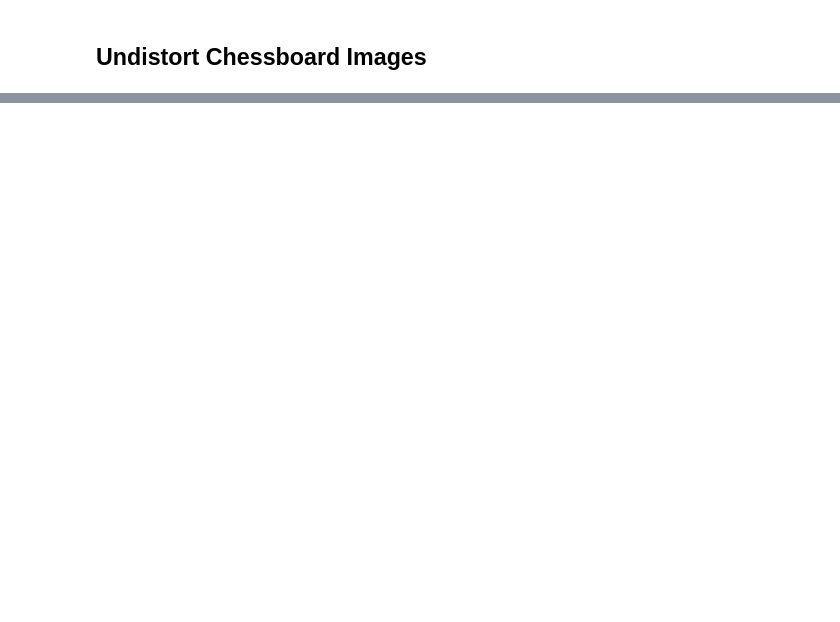
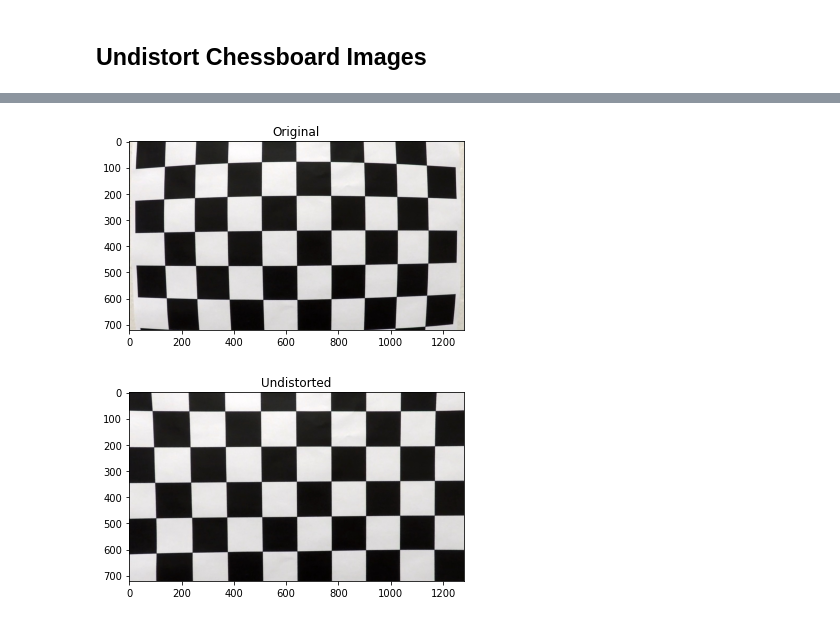
Before and after one commit to Datoneguy246/AdvancedLaneDetectionPipeline, a Jupyter notebook: AdvancedLaneDetectionPipeline.ipynb, the cells around one changed output, grey strips where cells are left out. Saved outputs shown, nothing was run; the diff lists cells and outputs as text; code cells hidden in the pictures; blank space fills up the shorter version.

```diff
--- a/AdvancedLaneDetectionPipeline.ipynb
+++ b/AdvancedLaneDetectionPipeline.ipynb
@@ -67,0 +80,13 @@ Could not find corners in materials/camera_cal/calibration1.jpg
+# %%
+# Undistort calibrated images
+def undistort(image, matrix, dist):
+    return cv.undistort(image, matrix, dist, None, matrix)
+
+# Undistort test image
+chessboard = cv.imread("materials/camera_cal/calibration1.jpg")
+undistorted = undistort(chessboard, matrix, dist)
+DisplayImage(chessboard, "Original")
+DisplayImage(undistorted, "Undistorted")
+# %% [output]
+[figure, added]
+[figure, added]
```
Also changed, not shown: parts of 2 cells of this notebook.
